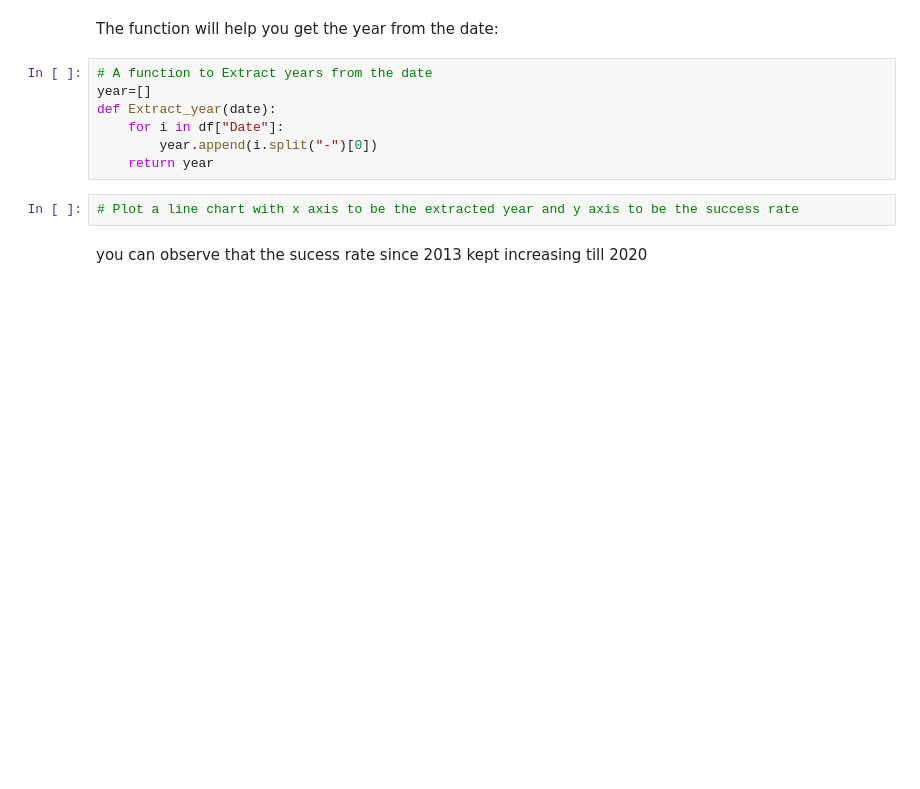
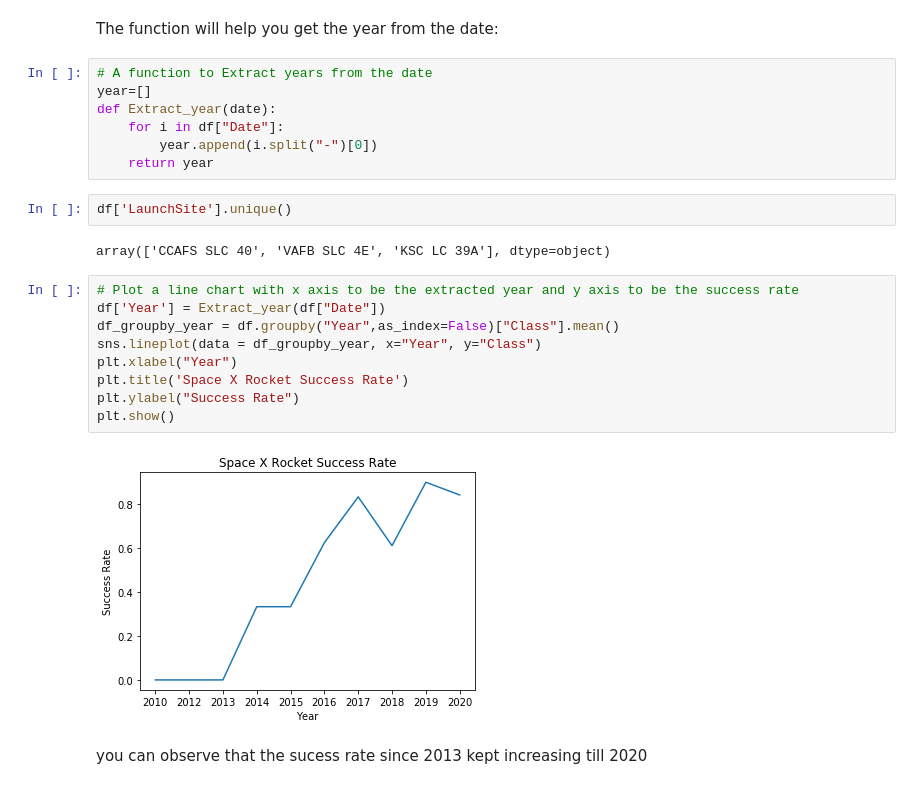
Before and after one commit to Ajith4440/Spacex, a Jupyter notebook: jupyter-labs-eda-dataviz (1).ipynb, the cells around one changed output. Saved outputs shown, nothing was run; the diff lists cells and outputs as text; blank space fills up the shorter version.

```diff
--- a/jupyter-labs-eda-dataviz (1).ipynb
+++ b/jupyter-labs-eda-dataviz (1).ipynb
@@ -158,8 +158,21 @@ def Extract_year(date):
     for i in df["Date"]:
         year.append(i.split("-")[0])
     return year
+# %%
+df['LaunchSite'].unique()
+# %% [output]
+array(['CCAFS SLC 40', 'VAFB SLC 4E', 'KSC LC 39A'], dtype=object)
 # %%
 # Plot a line chart with x axis to be the extracted year and y axis to be the success rate
+df['Year'] = Extract_year(df["Date"])
+df_groupby_year = df.groupby("Year",as_index=False)["Class"].mean()
+sns.lineplot(data = df_groupby_year, x="Year", y="Class")
+plt.xlabel("Year")
+plt.title('Space X Rocket Success Rate')
+plt.ylabel("Success Rate")
+plt.show()
+# %% [output]
+[figure, added]
 # %% [markdown]
 you can observe that the sucess rate since 2013 kept increasing till 2020
 # %% [markdown]
```
Also changed, not shown: 2 other files.
